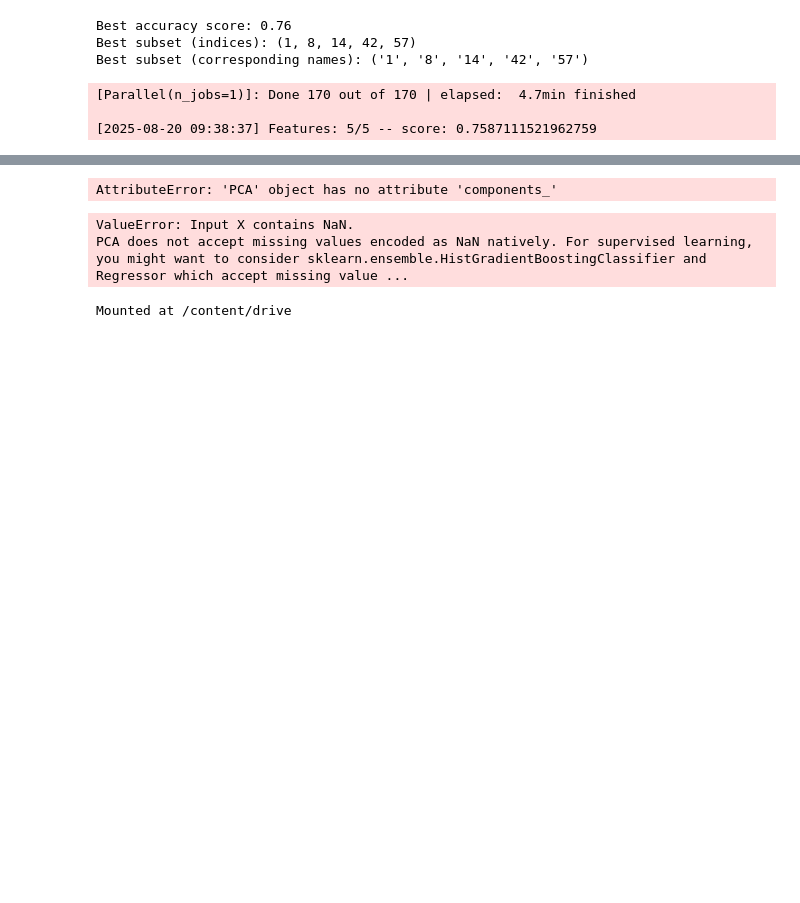
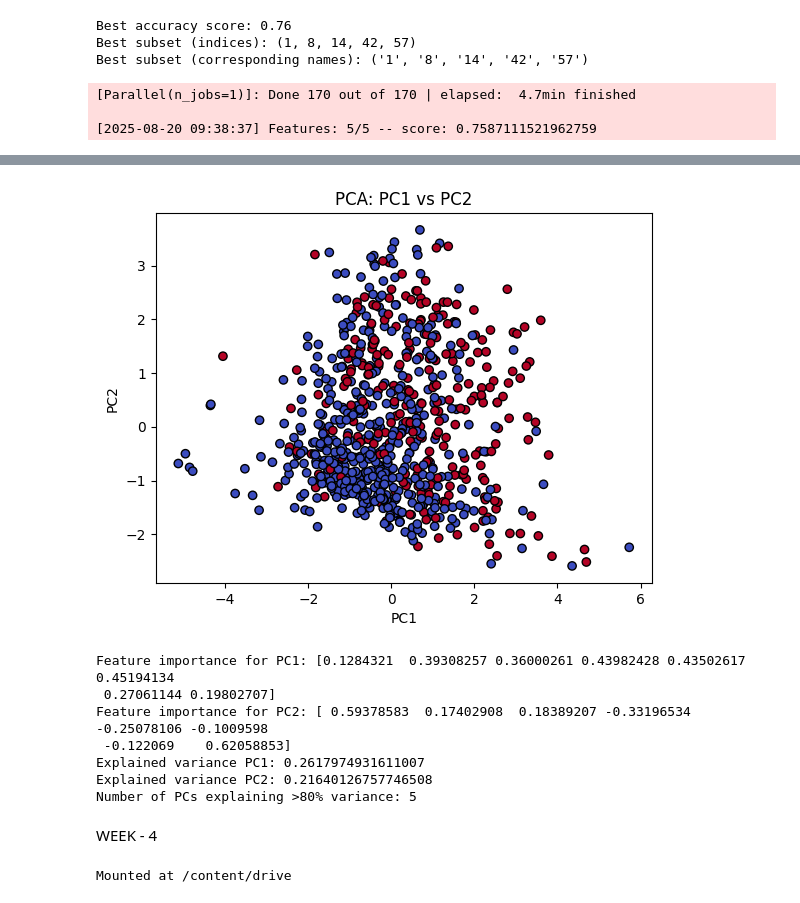
Before and after one commit to srichandana498/ML, a Jupyter notebook: ML.ipynb, the cells around one changed output, grey strips where cells are left out. Drawn from its saved outputs; the diff is of its cells as text; code cells hidden in the pictures; blank space fills up the shorter version.

```diff
--- a/ML.ipynb
+++ b/ML.ipynb
@@ -1097,25 +1183,54 @@ x_train.shape, x_test.shape
-# %%
-loadings = pd.DataFrame(pca.components_.T,
-                        columns=['PC1', 'PC2'],
-                        index=feature_names)
-print(loadings)
-# %% [output]
-AttributeError: 'PCA' object has no attribute 'components_'
-# %%
-from sklearn.decomposition import PCA
-import matplotlib.pyplot as plt
-
-pca = PCA(n_components=2)
-X_pca = pca.fit_transform(x_std)
-
-# Plot
-plt.figure(figsize=(8,6))
-plt.scatter(X_pca[:,0], X_pca[:,1], alpha=0.6)
-plt.xlabel('PC1')
-plt.ylabel('PC2')
-plt.title('PCA: PC1 vs PC2')
-plt.show()
-# %% [output]
-ValueError: Input X contains NaN.
-PCA does not accept missing values encoded as NaN natively. For supervised learning, you might want to consider sklearn.ensemble.HistGradientBoostingClassifier and Regressor which accept missing value ...
+# %%
+# Q4 - PCA on Diabetes Dataset
+import pandas as pd
+import matplotlib.pyplot as plt
+from sklearn.preprocessing import StandardScaler
+from sklearn.decomposition import PCA
+
+# Load dataset
+df = pd.read_csv("/content/diabetes_DT (1).csv")
+
+# Features only (drop Outcome)
+X = df.drop("Outcome", axis=1)
+
+# 4.a Standardize features
+scaler = StandardScaler()
+X_scaled = scaler.fit_transform(X)
+# Standardization ensures all features have mean=0, variance=1
+# (important because PCA is sensitive to scale)
+
+# Apply PCA
+pca = PCA()
+X_pca = pca.fit_transform(X_scaled)
+
+# 4.b Scatter plot with PC1 and PC2
+plt.scatter(X_pca[:,0], X_pca[:,1], c=df["Outcome"], cmap="coolwarm", edgecolor="k")
+plt.xlabel("PC1")
+plt.ylabel("PC2")
+plt.title("PCA: PC1 vs PC2")
+plt.show()
+
+# 4.c Importance of variables (loading scores)
+print("Feature importance for PC1:", pca.components_[0])
+print("Feature importance for PC2:", pca.components_[1])
+
+# 4.d Variance explained by PC1 & PC2
+print("Explained variance PC1:", pca.explained_variance_ratio_[0])
+print("Explained variance PC2:", pca.explained_variance_ratio_[1])
+
+# 4.e How many PCs explain >80% variance
+cumulative_var = pca.explained_variance_ratio_.cumsum()
+num_pcs = (cumulative_var < 0.80).sum() + 1
+print("Number of PCs explaining >80% variance:", num_pcs)
+# %% [output]
+[figure, added]
+Feature importance for PC1: [0.1284321  0.39308257 0.36000261 0.43982428 0.43502617 0.45194134
+ 0.27061144 0.19802707]
+Feature importance for PC2: [ 0.59378583  0.17402908  0.18389207 -0.33196534 -0.25078106 -0.1009598
+ -0.122069    0.62058853]
+Explained variance PC1: 0.2617974931611007
+Explained variance PC2: 0.21640126757746508
+Number of PCs explaining >80% variance: 5
+# %% [markdown]
+WEEK - 4
 # %%
```
Also changed, not shown: parts of 60 cells of this notebook.
